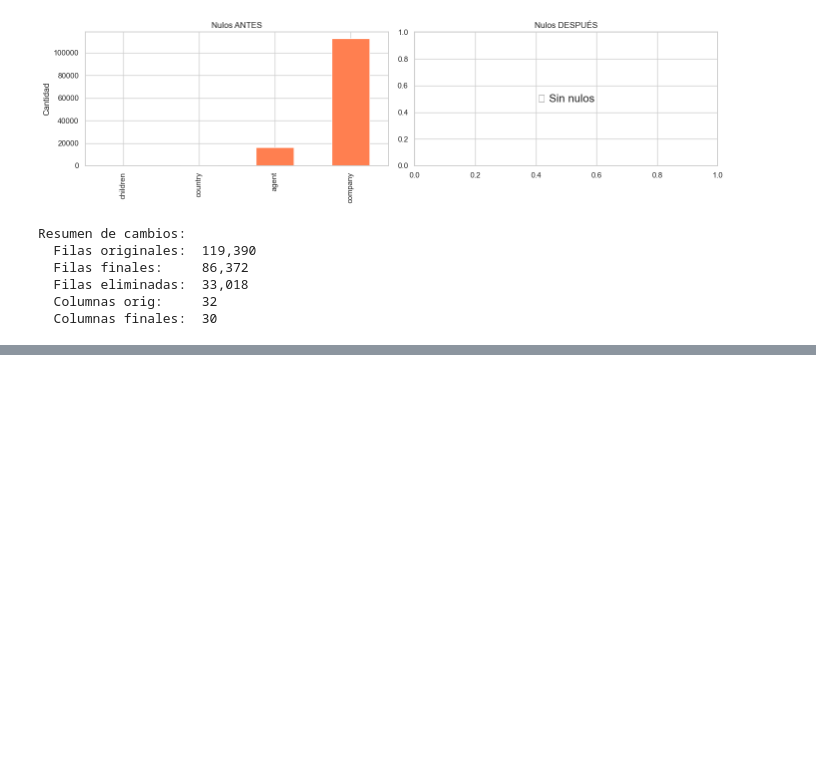
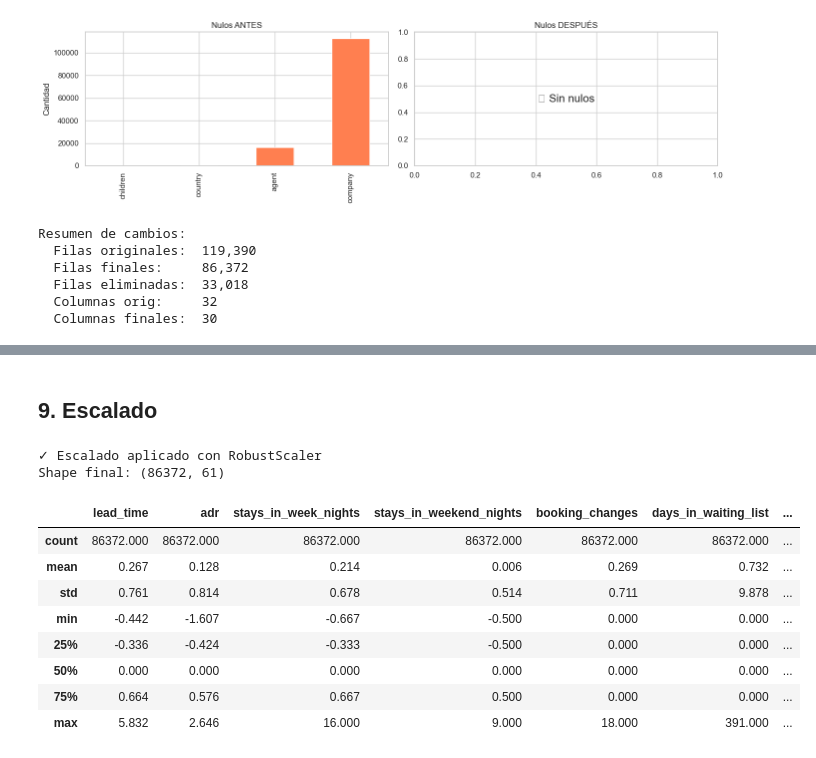
Before and after one commit to pucp-datanalytics/dp261-g2, a Jupyter notebook: notebooks/05_data_cleaning.ipynb, the cells around one changed output, grey strips where cells are left out. Cells and saved outputs as stored; diff of their text form; code cells hidden in the pictures; blank space fills up the shorter version.

```diff
--- a/notebooks/05_data_cleaning.ipynb
+++ b/notebooks/05_data_cleaning.ipynb
@@ -252,0 +298,30 @@ Resumen de cambios:
+# %% [markdown]
+## 9. Escalado
+# %%
+## 9. Escalado de variables numéricas
+from sklearn.preprocessing import RobustScaler
+
+# SOLO escalar columnas numéricas continuas, NO las dummies
+columnas_numericas = ['lead_time', 'adr', 'stays_in_week_nights',
+                      'stays_in_weekend_nights', 'booking_changes',
+                      'days_in_waiting_list', 'previous_cancellations',
+                      'previous_bookings_not_canceled', 'total_of_special_requests']
+
+scaler = RobustScaler()
+df_clean[columnas_numericas] = scaler.fit_transform(df_clean[columnas_numericas])
+
+print("✓ Escalado aplicado con RobustScaler")
+print(f"Shape final: {df_clean.shape}")
+df_clean[columnas_numericas].describe().round(3)
+# %% [output]
+✓ Escalado aplicado con RobustScaler
+Shape final: (86372, 61)
+|  | lead_time | adr | stays_in_week_nights | stays_in_weekend_nights | booking_changes | days_in_waiting_list | ... |
+| count | 86372.000 | 86372.000 | 86372.000 | 86372.000 | 86372.000 | 86372.000 | ... |
+| mean | 0.267 | 0.128 | 0.214 | 0.006 | 0.269 | 0.732 | ... |
+| std | 0.761 | 0.814 | 0.678 | 0.514 | 0.711 | 9.878 | ... |
+| min | -0.442 | -1.607 | -0.667 | -0.500 | 0.000 | 0.000 | ... |
+| 25% | -0.336 | -0.424 | -0.333 | -0.500 | 0.000 | 0.000 | ... |
+| 50% | 0.000 | 0.000 | 0.000 | 0.000 | 0.000 | 0.000 | ... |
+| 75% | 0.664 | 0.576 | 0.667 | 0.500 | 0.000 | 0.000 | ... |
+| max | 5.832 | 2.646 | 16.000 | 9.000 | 18.000 | 391.000 | ... |
```
Also changed, not shown: parts of 6 cells of this notebook.
